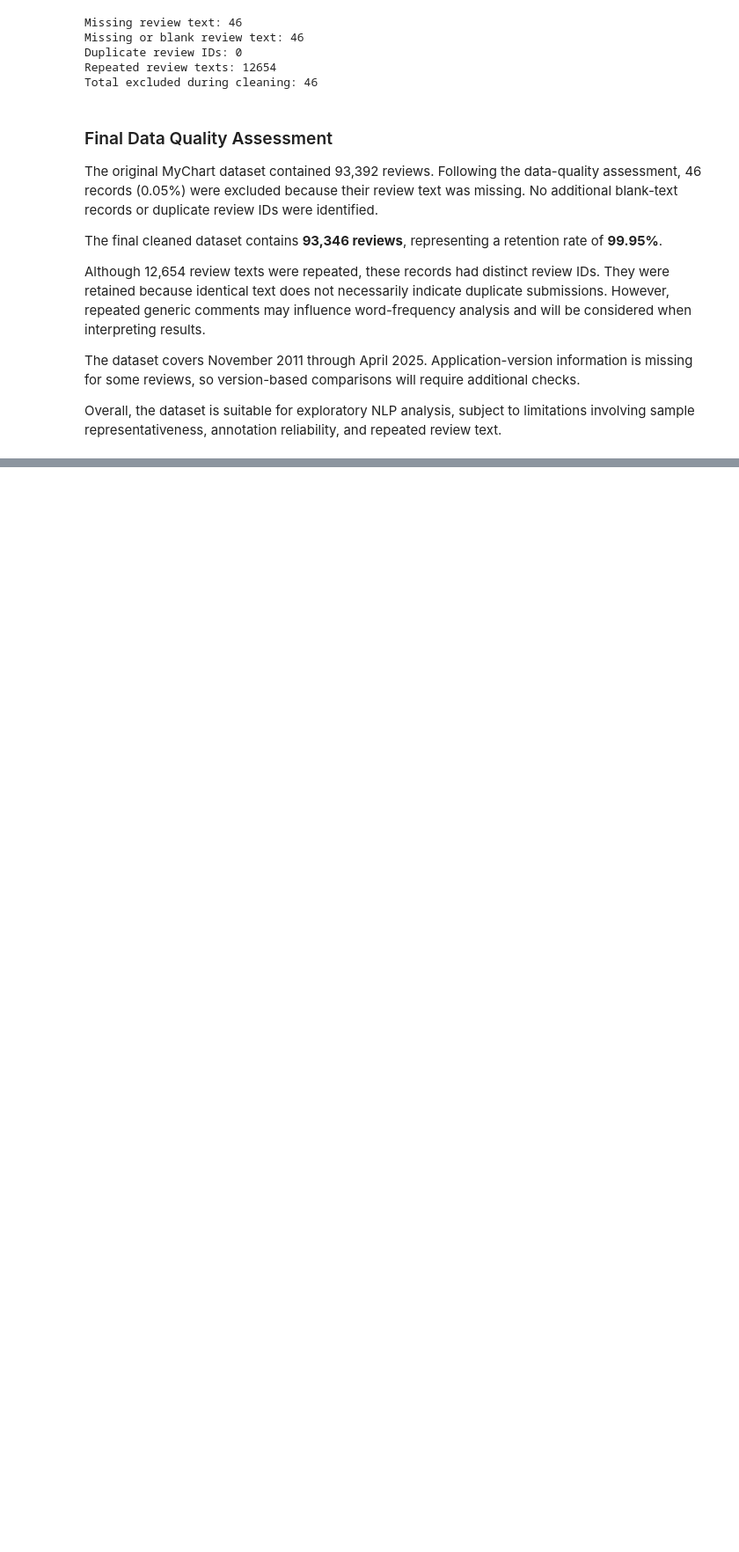
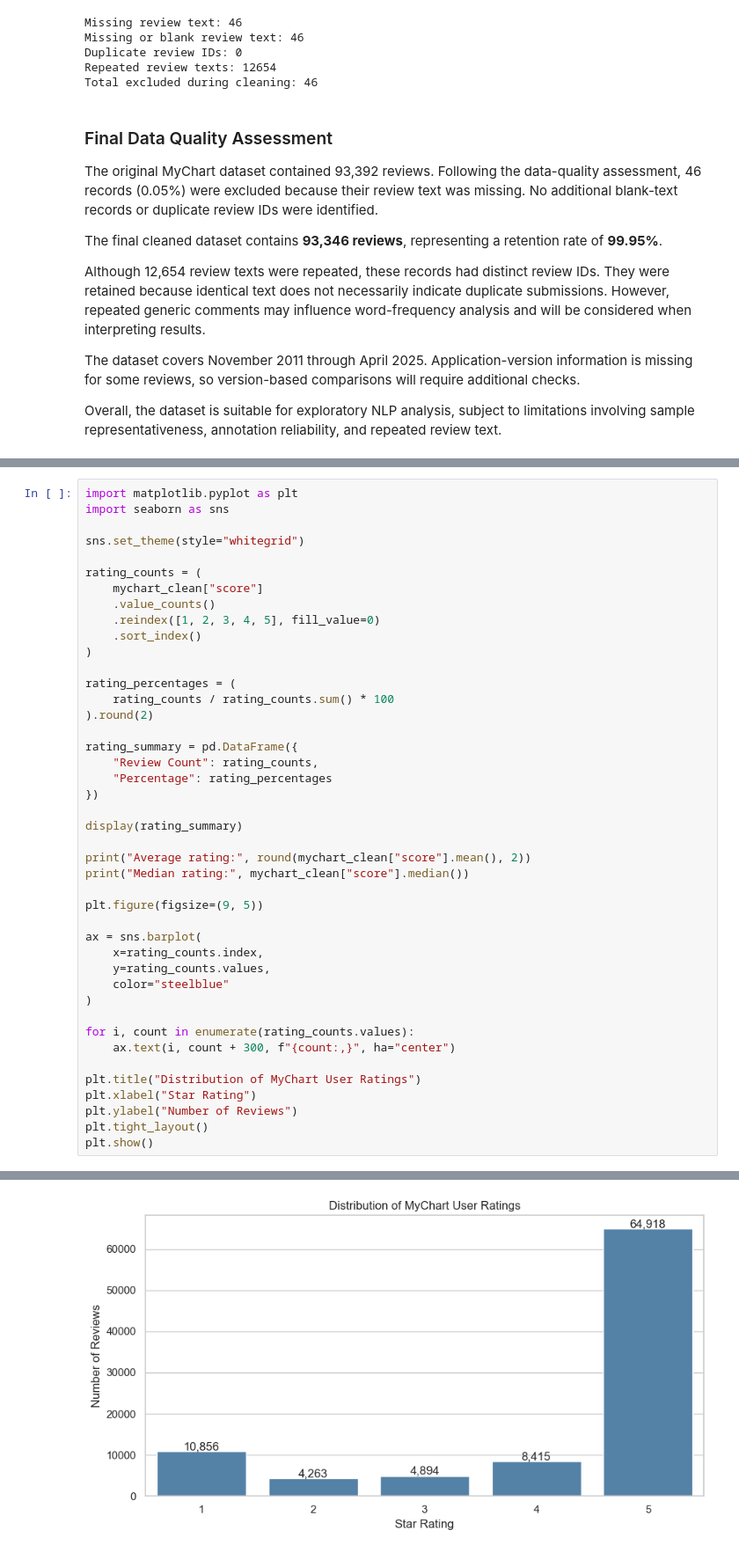
Before and after one commit to sahaiml149/HealthTrust-Watch, a Jupyter notebook: notebooks/ProjectphaseII.ipynb, the cells around one changed output, grey strips where cells are left out. Shown at 88% size. Saved outputs shown, nothing was run; the diff lists cells and outputs as text; blank space fills up the shorter version.

Commit message:
Analyze MyChart ratings and review lengths

```diff
--- a/notebooks/ProjectphaseII.ipynb
+++ b/notebooks/ProjectphaseII.ipynb
@@ -298,0 +314,44 @@ Overall, the dataset is suitable for exploratory NLP analysis, subject to limita
+# %%
+import matplotlib.pyplot as plt
+import seaborn as sns
+
+sns.set_theme(style="whitegrid")
+
+rating_counts = (
+    mychart_clean["score"]
+    .value_counts()
+    .reindex([1, 2, 3, 4, 5], fill_value=0)
+    .sort_index()
+)
+
+rating_percentages = (
+    rating_counts / rating_counts.sum() * 100
+).round(2)
+
+rating_summary = pd.DataFrame({
+    "Review Count": rating_counts,
+    "Percentage": rating_percentages
+})
+
+display(rating_summary)
+
+print("Average rating:", round(mychart_clean["score"].mean(), 2))
+print("Median rating:", mychart_clean["score"].median())
+
+plt.figure(figsize=(9, 5))
+
+ax = sns.barplot(
+    x=rating_counts.index,
+    y=rating_counts.values,
+    color="steelblue"
+)
+
+for i, count in enumerate(rating_counts.values):
+    ax.text(i, count + 300, f"{count:,}", ha="center")
+
+plt.title("Distribution of MyChart User Ratings")
+plt.xlabel("Star Rating")
+plt.ylabel("Number of Reviews")
+plt.tight_layout()
+plt.show()
+# %% [output]
@@ -298,0 +367 @@ Overall, the dataset is suitable for exploratory NLP analysis, subject to limita
+[figure, added]
```
Also changed, not shown: parts of 5 cells of this notebook.
